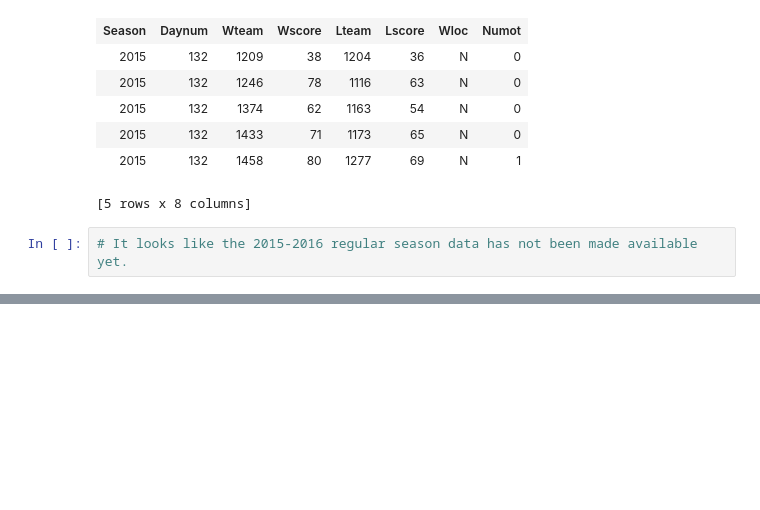
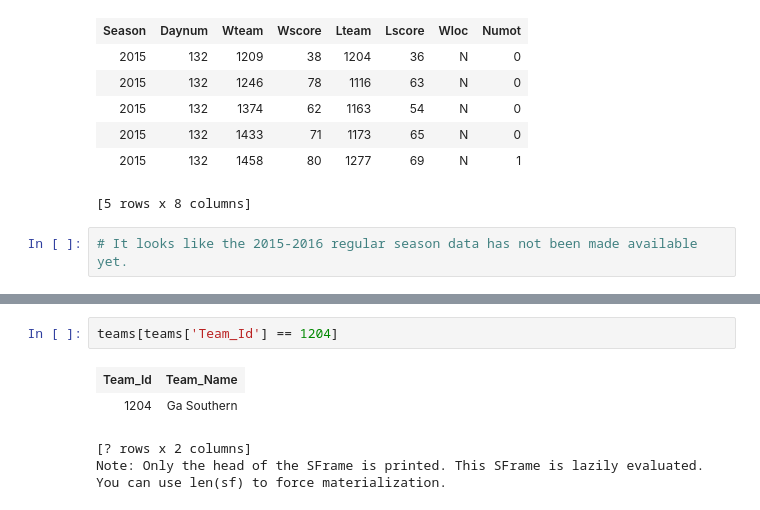
Before and after one commit to steph-query/march-madness-kaggle, a Jupyter notebook: win_probabilities.ipynb, the cells around one changed output, grey strips where cells are left out. Saved outputs shown, nothing was run; the diff lists cells and outputs as text; blank space fills up the shorter version.

```diff
--- a/win_probabilities.ipynb
+++ b/win_probabilities.ipynb
@@ -211,0 +246,8 @@ reg_season_compact.filter_by(filter_yr, 'Season').filter_by(filter_daynum, 'Dayn
+# %%
+teams[teams['Team_Id'] == 1204]
+# %% [output]
+| Team_Id | Team_Name |
+| 1204 | Ga Southern |
+[? rows x 2 columns]
+Note: Only the head of the SFrame is printed. This SFrame is lazily evaluated.
+You can use len(sf) to force materialization.
```
Also changed, not shown: parts of 12 cells of this notebook.
